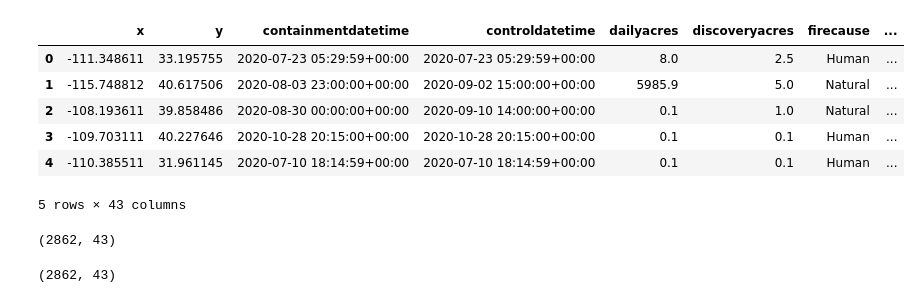
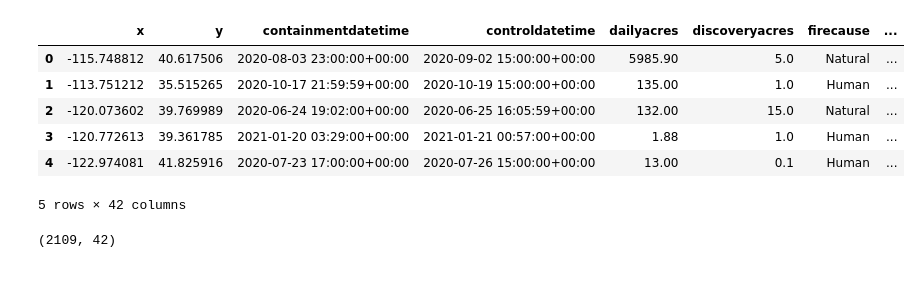
Before and after one commit to jeff-shakes/Wildfire_Size_Prediction, a Jupyter notebook: src/03_modeling/JA_modeling(largefires).ipynb, the cells around one changed output. Drawn from its saved outputs; the diff is of its cells as text; code cells hidden in the pictures.

```diff
--- a/src/03_modeling/JA_modeling(largefires).ipynb
+++ b/src/03_modeling/JA_modeling(largefires).ipynb
@@ -16,16 +15,20 @@ import xgboost as xgb
 from sklearn.metrics import mean_squared_error
 from datetime import datetime, timedelta
 # %%
-df = pd.read_csv('../../data/processed/wildfire_weather.csv')
+df = pd.read_csv('../../data/processed/bigger_wildfire_weather_extra.csv')
 df.head()
 # %% [output]
 |  | x | y | containmentdatetime | controldatetime | dailyacres | discoveryacres | firecause | ... |
-| 0 | -111.348611 | 33.195755 | 2020-07-23 05:29:59+00:00 | 2020-07-23 05:29:59+00:00 | 8.0 | 2.5 | Human | ... |
-| 1 | -115.748812 | 40.617506 | 2020-08-03 23:00:00+00:00 | 2020-09-02 15:00:00+00:00 | 5985.9 | 5.0 | Natural | ... |
-| 2 | -108.193611 | 39.858486 | 2020-08-30 00:00:00+00:00 | 2020-09-10 14:00:00+00:00 | 0.1 | 1.0 | Natural | ... |
-| 3 | -109.703111 | 40.227646 | 2020-10-28 20:15:00+00:00 | 2020-10-28 20:15:00+00:00 | 0.1 | 0.1 | Human | ... |
-| 4 | -110.385511 | 31.961145 | 2020-07-10 18:14:59+00:00 | 2020-07-10 18:14:59+00:00 | 0.1 | 0.1 | Human | ... |
+| 0 | -115.748812 | 40.617506 | 2020-08-03 23:00:00+00:00 | 2020-09-02 15:00:00+00:00 | 5985.90 | 5.0 | Natural | ... |
+| 1 | -113.751212 | 35.515265 | 2020-10-17 21:59:59+00:00 | 2020-10-19 15:00:00+00:00 | 135.00 | 1.0 | Human | ... |
+| 2 | -120.073602 | 39.769989 | 2020-06-24 19:02:00+00:00 | 2020-06-25 16:05:59+00:00 | 132.00 | 15.0 | Natural | ... |
+| 3 | -120.772613 | 39.361785 | 2021-01-20 03:29:00+00:00 | 2021-01-21 00:57:00+00:00 | 1.88 | 1.0 | Human | ... |
+| 4 | -122.974081 | 41.825916 | 2020-07-23 17:00:00+00:00 | 2020-07-26 15:00:00+00:00 | 13.00 | 0.1 | Human | ... |
-5 rows × 43 columns
+5 rows × 42 columns
+# %%
+df.shape
+# %% [output]
+(2109, 42)
 # %%
 df['firediscoverydatetime'] = pd.to_datetime(df['firediscoverydatetime'])
 df['controldatetime'] = pd.to_datetime(df['controldatetime'])
@@ -35,6 +35,0 @@ df['firecause'] = df['firecause'].map({'Undetermined': 0, 'Unknown': 0, 'Natural
-# %%
-filtered_df = df[df['dailyacres'] >1.0]
-filtered_df = filtered_df[((filtered_df['controldatetime'] - filtered_df['firediscoverydatetime']) > timedelta(days=1))]
-filtered_df.shape
-# %% [output]
-(2862, 43)
@@ -43,4 +35,0 @@ df = df[(df['controldatetime'] - df['firediscoverydatetime']).map(lambda x: x.to
-# %%
-df.shape
-# %% [output]
-(2862, 43)
```
Also changed, not shown: parts of 32 cells of this notebook, 5 other files.
